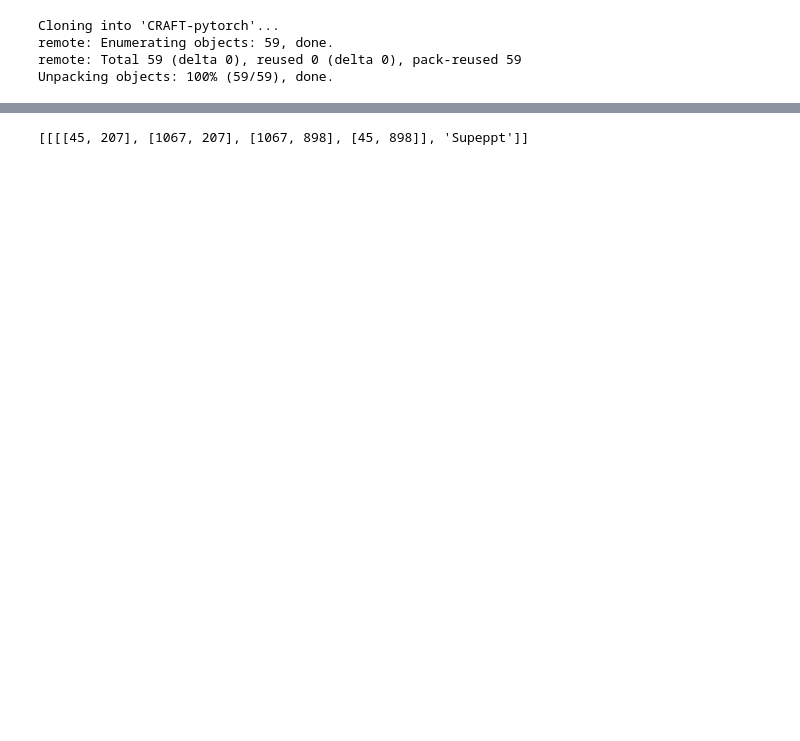
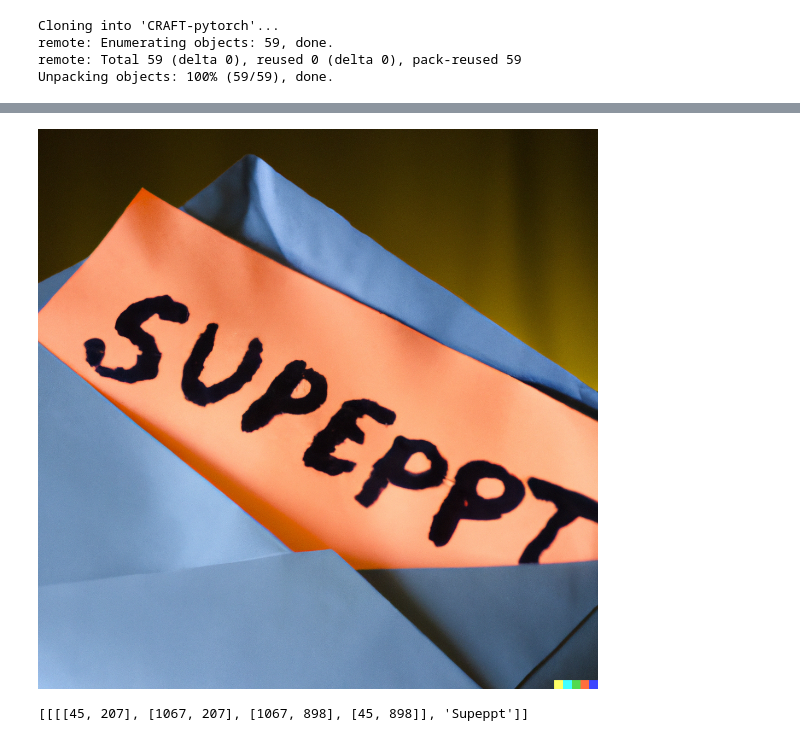
Before and after one commit to GawainNA/cs640_project, a Jupyter notebook: OCR.ipynb, the cells around one changed output, grey strips where cells are left out. Drawn from its saved outputs; the diff is of its cells as text; code cells hidden in the pictures; blank space fills up the shorter version.

```diff
--- a/OCR.ipynb
+++ b/OCR.ipynb
@@ -86,8 +80,13 @@ Progress: |███████████████████████
 # %%
+import cv2
+from google.colab.patches import cv2_imshow
 path = "/content/drive/MyDrive/Datasets/dalle2_img/words/DALL·E 2022-10-31 23.05.00 - an envelope with a word _Surprise_ .png"
 
+img = cv2.imread(path)
+cv2_imshow(img)
 result = reader.readtext(path,paragraph="False")
 
 print(result)
 # %% [output]
+[figure, added]
 [[[[45, 207], [1067, 207], [1067, 898], [45, 898]], 'Supeppt']]
```
Also changed, not shown: parts of 8 cells of this notebook.
